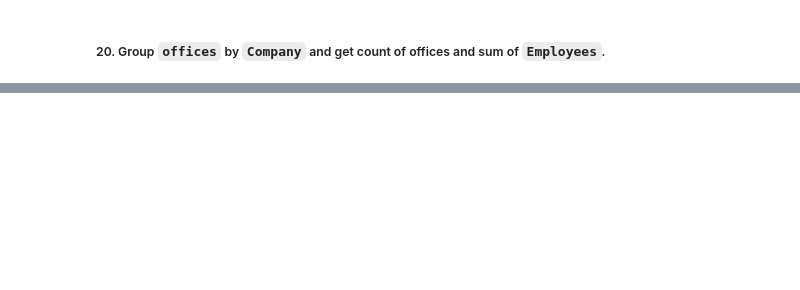
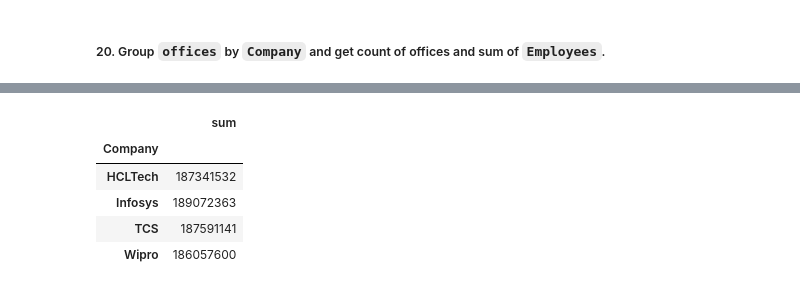
Before and after one commit to shiva3994/Projects, a Jupyter notebook: Python/L_Big4_India.ipynb, the cells around one changed output, grey strips where cells are left out. Saved outputs shown, nothing was run; the diff lists cells and outputs as text; code cells hidden in the pictures; blank space fills up the shorter version.

```diff
--- a/Python/L_Big4_India.ipynb
+++ b/Python/L_Big4_India.ipynb
@@ -796,0 +824,10 @@ data_dict['Company_Financials'].groupby()
+# %%
+data_dict['Office_Locations'].groupby('Company')['Employees'].agg(['sum']).round(2)
+#Single condition aggrigate
+# %% [output]
+|  | sum |
+| Company |  |
+| HCLTech | 187341532 |
+| Infosys | 189072363 |
+| TCS | 187591141 |
+| Wipro | 186057600 |
```
Also changed, not shown: parts of 6 cells of this notebook.
